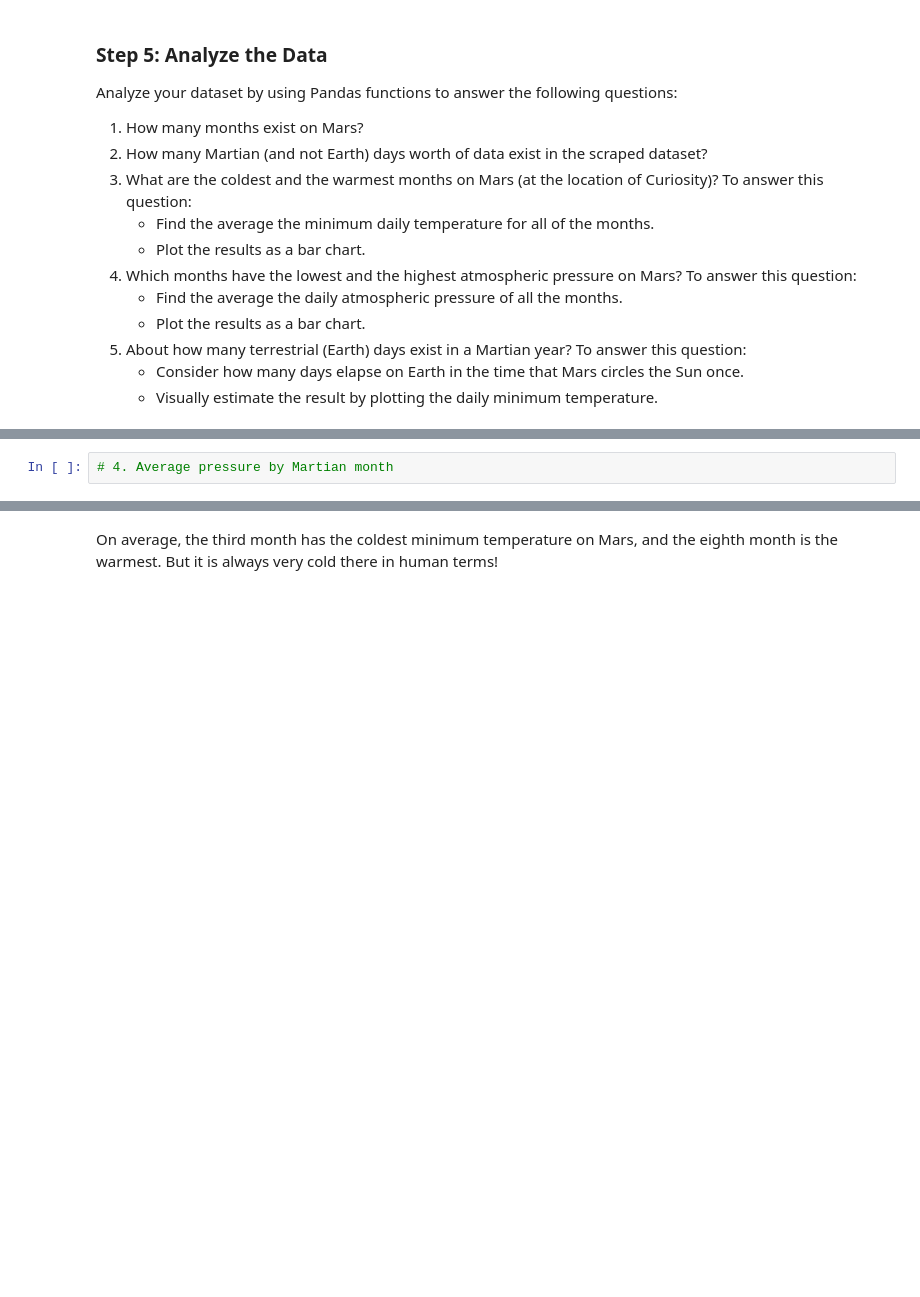
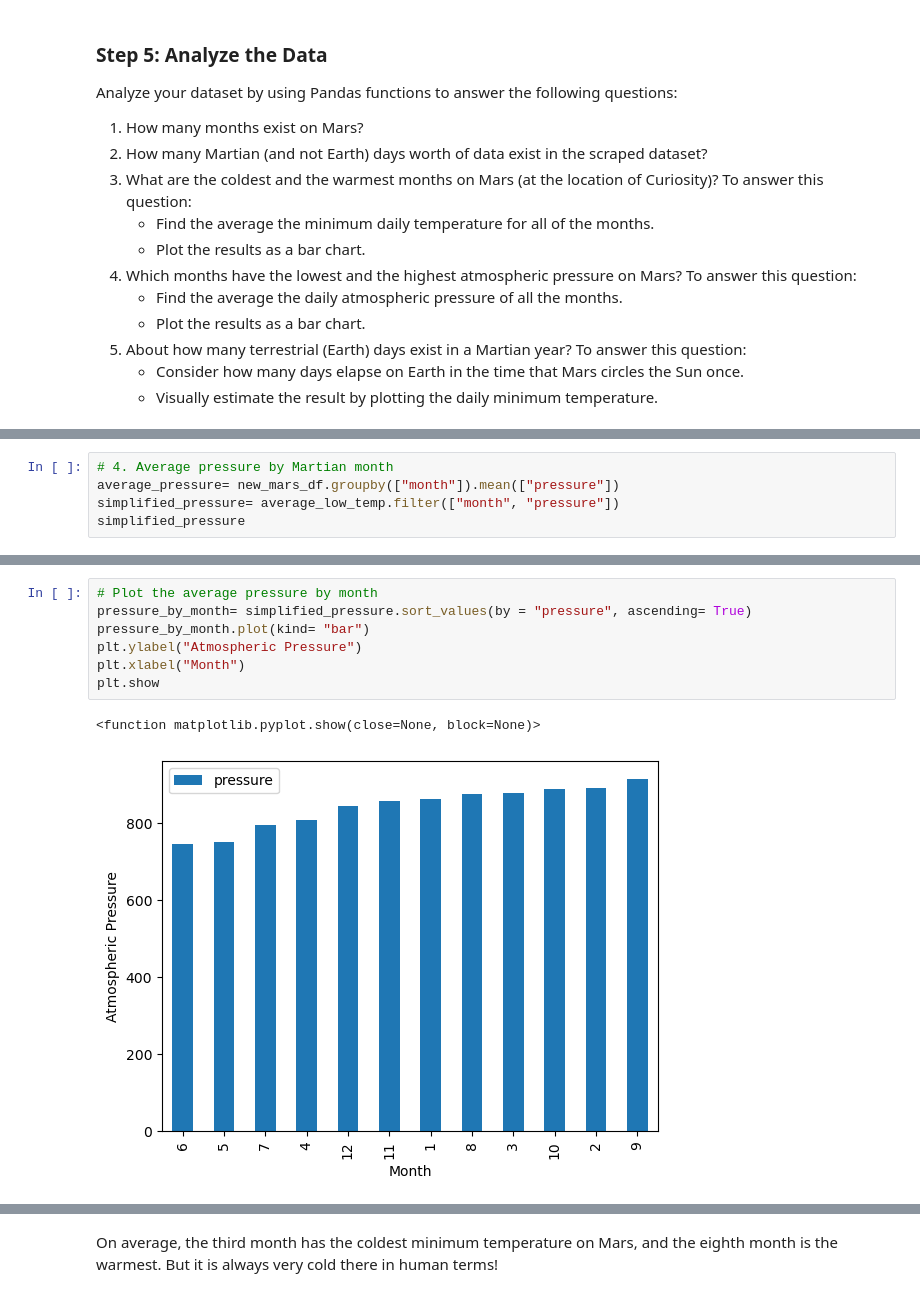
Before and after one commit to bsabar/scrape-analyze, a Jupyter notebook: part_2_mars_weather.ipynb, the cells around one changed output, grey strips where cells are left out. Saved outputs shown, nothing was run; the diff lists cells and outputs as text; blank space fills up the shorter version.

```diff
--- a/part_2_mars_weather.ipynb
+++ b/part_2_mars_weather.ipynb
@@ -155,3 +216,6 @@ Name: min_temp, dtype: float64
 # %%
 # 4. Average pressure by Martian month
+average_pressure= new_mars_df.groupby(["month"]).mean(["pressure"])
+simplified_pressure= average_low_temp.filter(["month", "pressure"])
+simplified_pressure
 # %% [output]
@@ -176,2 +236,12 @@ Name: pressure, dtype: float64
+# %%
+# Plot the average pressure by month
+pressure_by_month= simplified_pressure.sort_values(by = "pressure", ascending= True)
+pressure_by_month.plot(kind= "bar")
+plt.ylabel("Atmospheric Pressure")
+plt.xlabel("Month")
+plt.show
+# %% [output]
+<function matplotlib.pyplot.show(close=None, block=None)>
+[figure, added]
 # %%
 # 5. How many terrestrial (earth) days are there in a Martian year?
```
Also changed, not shown: parts of 23 cells of this notebook, 2 other files.
